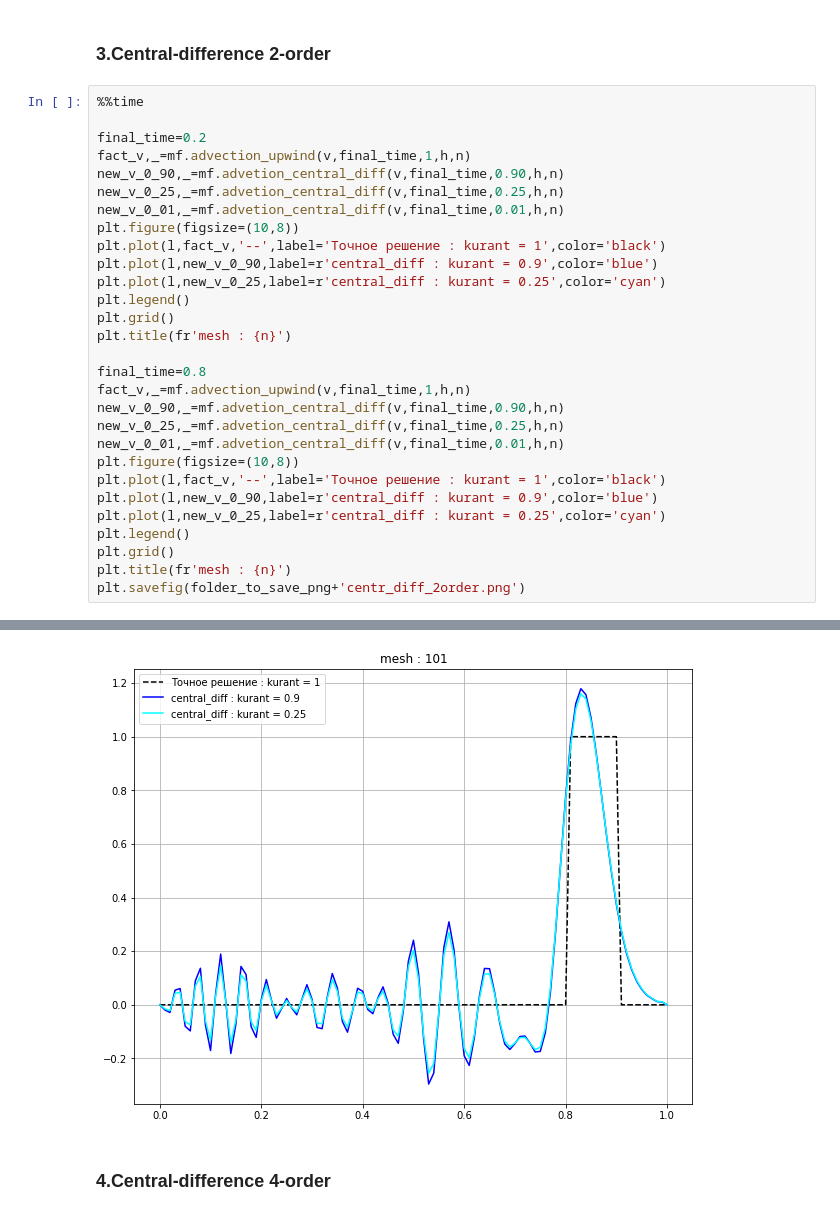
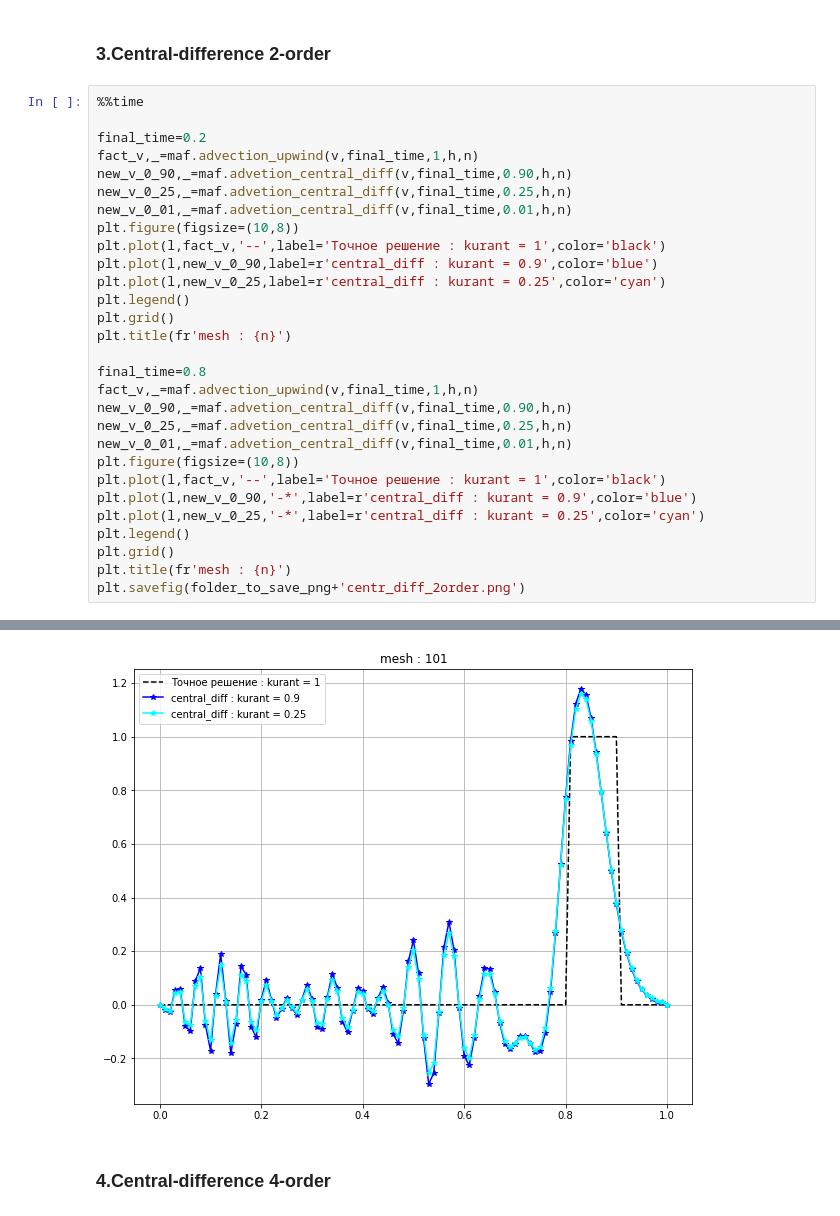
Before and after one commit to ArturTukhbatullin/GIT_stencil-net, a Jupyter notebook: 1_Advection/1_1_Advection_finite_diff_schemes.ipynb, the cells around one changed output, grey strips where cells are left out. Cells and saved outputs as stored; diff of their text form.

```diff
--- a/1_Advection/1_1_Advection_finite_diff_schemes.ipynb
+++ b/1_Advection/1_1_Advection_finite_diff_schemes.ipynb
@@ -124,10 +128,10 @@ Wall time: 1min 4s
 %%time
 
 final_time=0.2
-fact_v,_=mf.advection_upwind(v,final_time,1,h,n)
-new_v_0_90,_=mf.advetion_central_diff(v,final_time,0.90,h,n)
-new_v_0_25,_=mf.advetion_central_diff(v,final_time,0.25,h,n)
-new_v_0_01,_=mf.advetion_central_diff(v,final_time,0.01,h,n)
+fact_v,_=maf.advection_upwind(v,final_time,1,h,n)
+new_v_0_90,_=maf.advetion_central_diff(v,final_time,0.90,h,n)
+new_v_0_25,_=maf.advetion_central_diff(v,final_time,0.25,h,n)
+new_v_0_01,_=maf.advetion_central_diff(v,final_time,0.01,h,n)
 plt.figure(figsize=(10,8))
 plt.plot(l,fact_v,'--',label='Точное решение : kurant = 1',color='black')
 plt.plot(l,new_v_0_90,label=r'central_diff : kurant = 0.9',color='blue')
@@ -137,14 +141,14 @@ plt.grid()
 plt.title(fr'mesh : {n}')
 
 final_time=0.8
-fact_v,_=mf.advection_upwind(v,final_time,1,h,n)
-new_v_0_90,_=mf.advetion_central_diff(v,final_time,0.90,h,n)
-new_v_0_25,_=mf.advetion_central_diff(v,final_time,0.25,h,n)
-new_v_0_01,_=mf.advetion_central_diff(v,final_time,0.01,h,n)
+fact_v,_=maf.advection_upwind(v,final_time,1,h,n)
+new_v_0_90,_=maf.advetion_central_diff(v,final_time,0.90,h,n)
+new_v_0_25,_=maf.advetion_central_diff(v,final_time,0.25,h,n)
+new_v_0_01,_=maf.advetion_central_diff(v,final_time,0.01,h,n)
 plt.figure(figsize=(10,8))
 plt.plot(l,fact_v,'--',label='Точное решение : kurant = 1',color='black')
-plt.plot(l,new_v_0_90,label=r'central_diff : kurant = 0.9',color='blue')
-plt.plot(l,new_v_0_25,label=r'central_diff : kurant = 0.25',color='cyan')
+plt.plot(l,new_v_0_90,'-*',label=r'central_diff : kurant = 0.9',color='blue')
+plt.plot(l,new_v_0_25,'-*',label=r'central_diff : kurant = 0.25',color='cyan')
 plt.legend()
 plt.grid()
 plt.title(fr'mesh : {n}')
@@ -155,5 +159,5 @@ Wall time: 45.4 s
 [figure]
-[figure, old version]
+[figure, new version]
 # %% [markdown]
 ### **4.Central-difference 4-order**
 # %%
```
Also changed, not shown: parts of 5 cells of this notebook, 26 other files.
